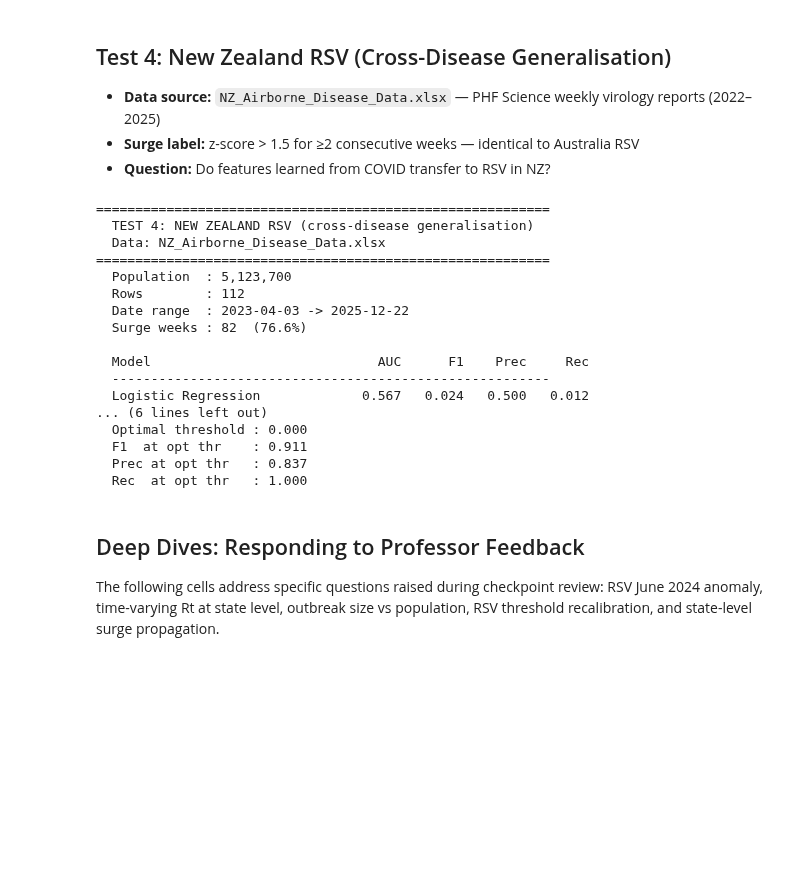
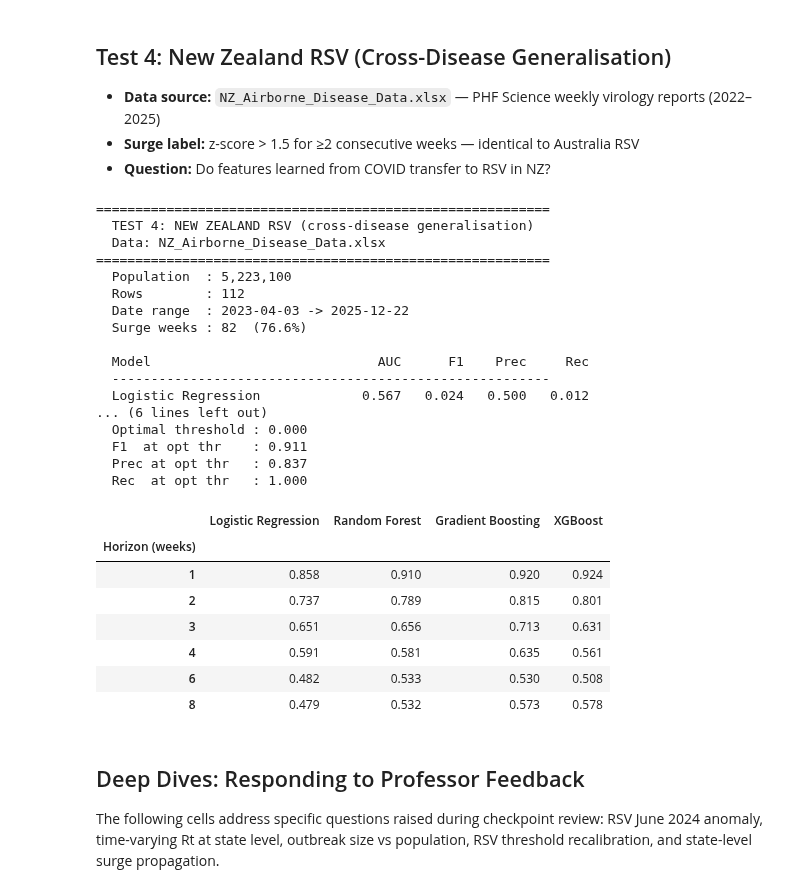
Before and after one commit to SU-IST707-SP26/group-project-inferra, a Jupyter notebook: work/modeling_v2_global_with_regression.ipynb, the cells around one changed output. Cells and saved outputs as stored; diff of their text form; code cells hidden in the pictures; blank space fills up the shorter version.

Commit message:
horizontal analysis nz and updated pop

```diff
--- a/work/modeling_v2_global_with_regression.ipynb
+++ b/work/modeling_v2_global_with_regression.ipynb
@@ -63,13 +63,12 @@ Paths set
 Every feature uses only past data - no future information leaks. The most critical feature is the estimated reproduction number (Rt), computed via the exponential growth rate method. Rt > 1 means transmission is accelerating; Rt < 1 means it is declining.
 # %%
 # Core Functions (Feature Engineering + Rt + Labels)
-# ============================================================
 # These functions are applied to EVERY country and EVERY disease.
 # They are disease-agnostic -- same logic for COVID, RSV, Measles.
 # All features are now built on cases_per_100k for cross-country comparability.
 
 AUS_POPULATION = 26_473_055  # 2023 estimate
-NZ_POPULATION  =  5_123_700  # Stats NZ 2023 estimate
+NZ_POPULATION = 5_223_100  # Stats NZ 2023 estimate
 
 
 def build_features_for_series(dates, cases, country='Unknown', disease='Unknown',
@@ -1816,7 +1808,7 @@ else:
   TEST 4: NEW ZEALAND RSV (cross-disease generalisation)
   Data: NZ_Airborne_Disease_Data.xlsx
 ==========================================================
-  Population  : 5,123,700
+  Population  : 5,223,100
   Rows        : 112
   Date range  : 2023-04-03 -> 2025-12-22
   Surge weeks : 82  (76.6%)
@@ -1829,6 +1821,32 @@ else:
   F1  at opt thr    : 0.911
   Prec at opt thr   : 0.837
   Rec  at opt thr   : 1.000
+# %%
+HORIZONS = [1, 2, 3, 4, 6, 8]
+nz_horizon_results = {name: [] for name in trained_models}
+
+for h in HORIZONS:
+    tmp = test_nz_clean.copy()
+    tmp['future_surge'] = tmp[TARGET_COL].shift(-h).fillna(0).astype(int)
+    tmp = tmp.dropna(subset=FEATURE_COLS)
+    for name, model in trained_models.items():
+        y_prob = model.predict_proba(tmp[FEATURE_COLS])[:, 1]
+        try:    auc = roc_auc_score(tmp['future_surge'], y_prob)
+        except: auc = np.nan
+        nz_horizon_results[name].append(auc)
+
+nz_horizon_df = pd.DataFrame(nz_horizon_results, index=HORIZONS)
+nz_horizon_df.index.name = 'Horizon (weeks)'
+display(nz_horizon_df.round(3))
+# %% [output]
+|  | Logistic Regression | Random Forest | Gradient Boosting | XGBoost |
+| Horizon (weeks) |  |  |  |  |
+| 1 | 0.858 | 0.910 | 0.920 | 0.924 |
+| 2 | 0.737 | 0.789 | 0.815 | 0.801 |
+| 3 | 0.651 | 0.656 | 0.713 | 0.631 |
+| 4 | 0.591 | 0.581 | 0.635 | 0.561 |
+| 6 | 0.482 | 0.533 | 0.530 | 0.508 |
+| 8 | 0.479 | 0.532 | 0.573 | 0.578 |
 # %% [markdown]
 ## Deep Dives: Responding to Professor Feedback
 
```
Also changed, not shown: parts of 13 cells of this notebook, 1 other file.
